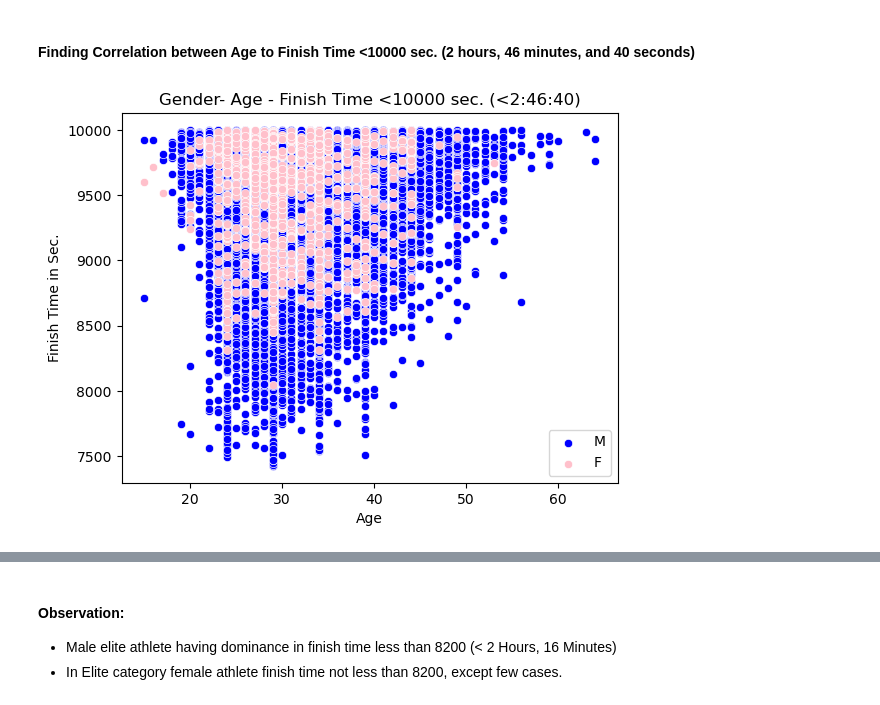
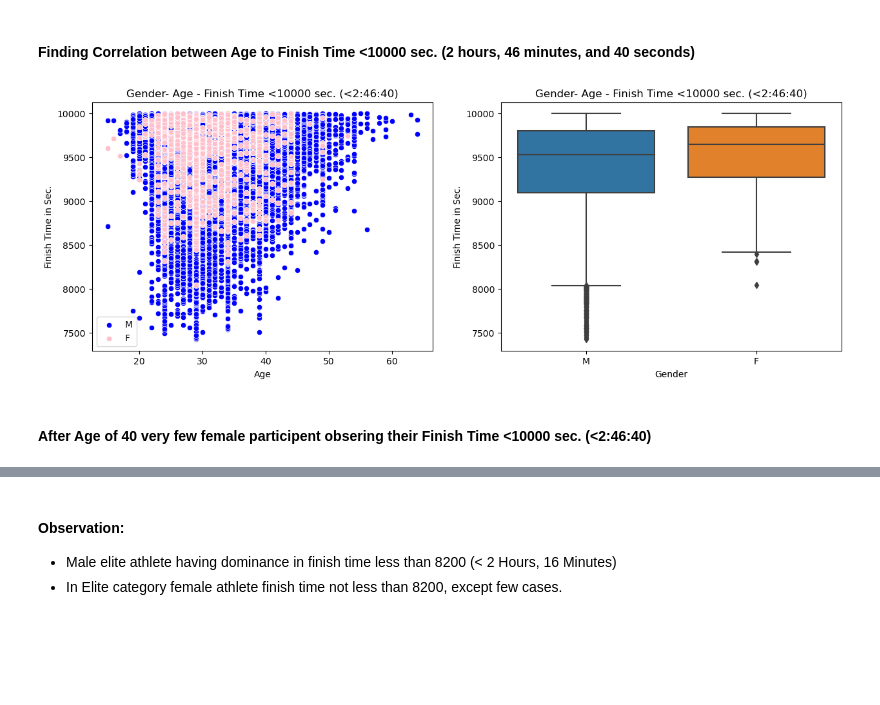
Before and after one commit to sagarbarge/Marathon_2010_to_2019_USA, a Jupyter notebook: Marathon_2010_2019_USA.ipynb, the cells around one changed output, grey strips where cells are left out. Cells and saved outputs as stored; diff of their text form; code cells hidden in the pictures; blank space fills up the shorter version.

```diff
--- a/Marathon_2010_2019_USA.ipynb
+++ b/Marathon_2010_2019_USA.ipynb
@@ -486,11 +513,20 @@ df_10k = df_age_fil[df_age_fil.Finish<10000]
 df_10k_m = df_10k[df_10k.Gender== 'M']
 df_10k_f = df_10k[df_10k.Gender== 'F']
 # %%
+# Subplot of Gender- Age - Finish Time <10000 sec. (<2:46:40)
+plt.figure(figsize=(15,5))
+plt.subplot(1,2,1)
 sns.scatterplot (data=df_10k_m, x='Age', y='Finish',  color='blue', label= 'M')
 sns.scatterplot (data=df_10k_f, x='Age', y='Finish',  color= 'pink', label= 'F')
 plt.title('Gender- Age - Finish Time <10000 sec. (<2:46:40)')
 plt.ylabel('Finish Time in Sec.')
-plt.legend()
+
+plt.subplot(1,2,2)
+sns.boxplot(data=df_10k, x='Gender', y='Finish')
+plt.title('Gender- Age - Finish Time <10000 sec. (<2:46:40)')
+plt.ylabel('Finish Time in Sec.')
 plt.show()
 # %% [output]
-[figure, old version]
+[figure, new version]
+# %% [markdown]
+#### After Age of 40 very few female participent obsering their Finish Time <10000 sec. (<2:46:40)
```
Also changed, not shown: parts of 41 cells of this notebook.
